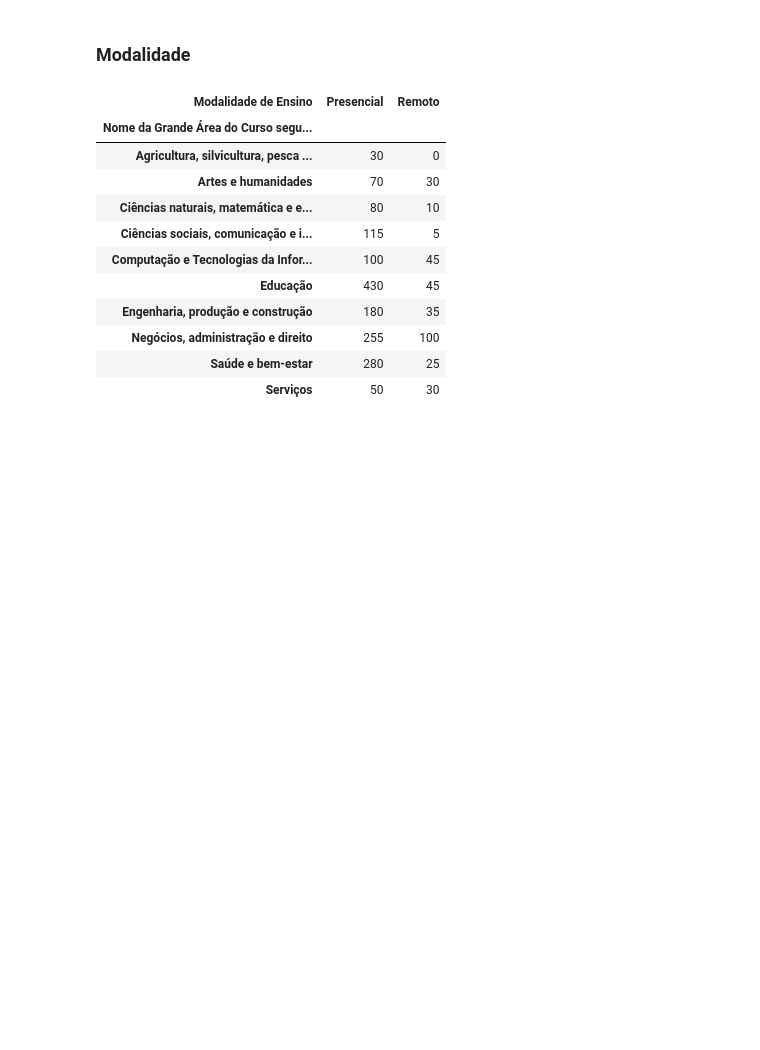
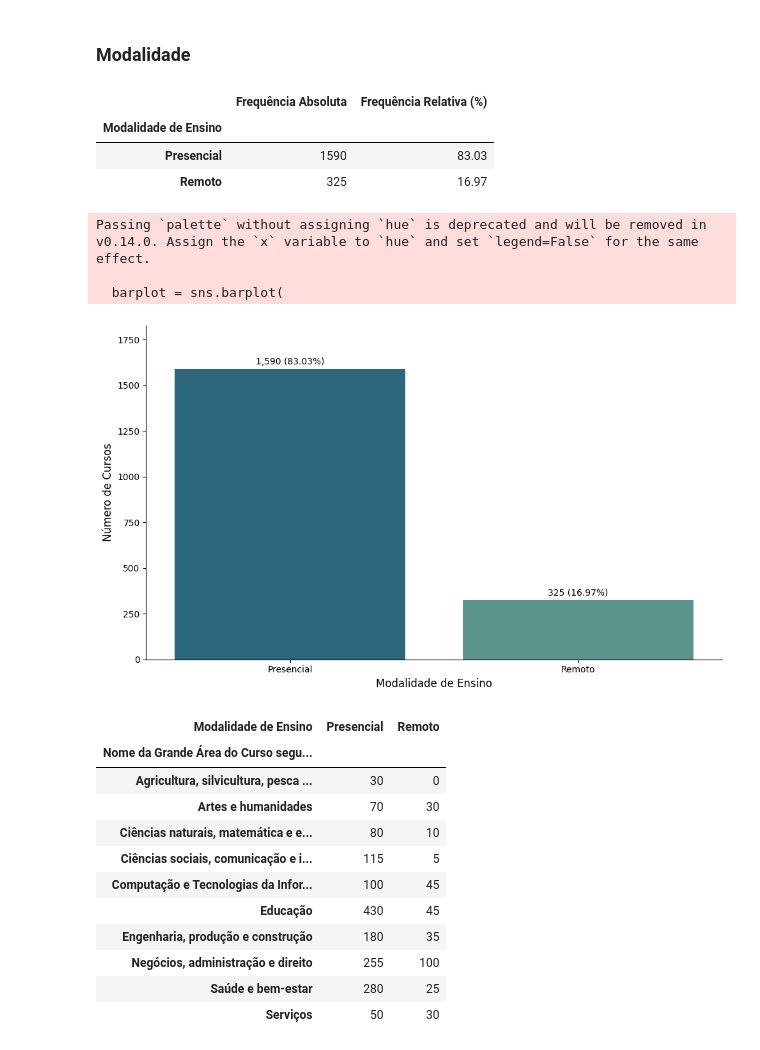
Before and after one commit to VitorPaulinoG/analise-fluxo-ensino-superior-rn, a Jupyter notebook: index.ipynb, the cells around one changed output. Saved outputs shown, nothing was run; the diff lists cells and outputs as text; code cells hidden in the pictures; blank space fills up the shorter version.

```diff
--- a/index.ipynb
+++ b/index.ipynb
@@ -53,6 +55,60 @@ df['Quantidade de Desistência no Curso no ano de referência'] = pd.to_numeric(
 ## Análises
 # %% [markdown]
 ### Modalidade
+# %%
+# Frequência absoluta
+frequencia_abs = df['Modalidade de Ensino'].value_counts()
+
+# Frequência relativa (proporção em %)
+frequencia_rel = df['Modalidade de Ensino'].value_counts(normalize=True) * 100
+
+# Juntando em uma tabela
+tabela_freq_modalidade= pd.DataFrame({
+    'Frequência Absoluta': frequencia_abs,
+    'Frequência Relativa (%)': frequencia_rel.round(2)
+})
+
+tabela_freq_modalidade = tabela_freq_modalidade.rename(index={
+    '1': 'Presencial',
+    '2': 'Remoto'
+})
+
+display(tabela_freq_modalidade)
+# %% [output]
+|  | Frequência Absoluta | Frequência Relativa (%) |
+| Modalidade de Ensino |  |  |
+| Presencial | 1590 | 83.03 |
+| Remoto | 325 | 16.97 |
+# %%
+tabela_freq_modalidade= tabela_freq_modalidade.sort_values(by='Frequência Absoluta', ascending=False)
+
+# Plot
+plt.figure(figsize=(10, 6))
+barplot = sns.barplot(
+    x=tabela_freq_modalidade.index,
+    y=tabela_freq_modalidade['Frequência Absoluta'],
+    palette='crest_r'
+)
+
+# Adiciona rótulos com valores + percentuais
+for index, value in enumerate(tabela_freq_modalidade['Frequência Absoluta']):
+    percentual = tabela_freq_modalidade['Frequência Relativa (%)'][index]
+    texto = f'{value:,.0f} ({percentual:.2f}%)'
+    plt.text(index, value + max(tabela_freq_grau['Frequência Absoluta']) * 0.015, texto,
+             ha='center', va='bottom', fontsize=10)
+
+# Estética e ajustes
+plt.ylabel('Número de Cursos', fontsize=12)
+plt.xlabel('Modalidade de Ensino', fontsize=12)
+plt.ylim(0, max(tabela_freq_modalidade['Frequência Absoluta']) * 1.15)
+sns.despine()
+plt.tight_layout()
+plt.show()
+# %% [output]
+Passing `palette` without assigning `hue` is deprecated and will be removed in v0.14.0. Assign the `x` variable to `hue` and set `legend=False` for the same effect.
+
+  barplot = sns.barplot(
+[figure, added]
 # %%
 freq_modalidade = pd.crosstab(
     index=df['Nome da Grande Área do Curso segundo a classificação CINE BRASIL'],
```
Also changed, not shown: parts of 32 cells of this notebook, 1 other file.
